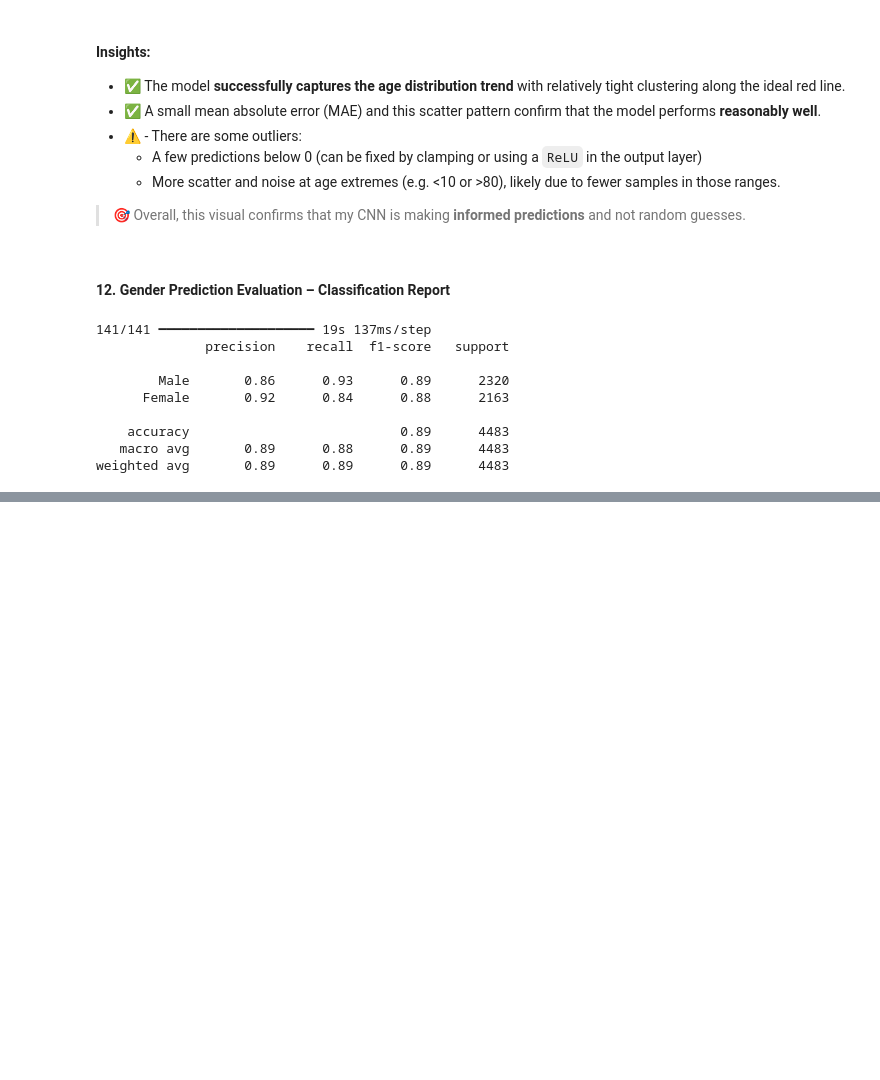
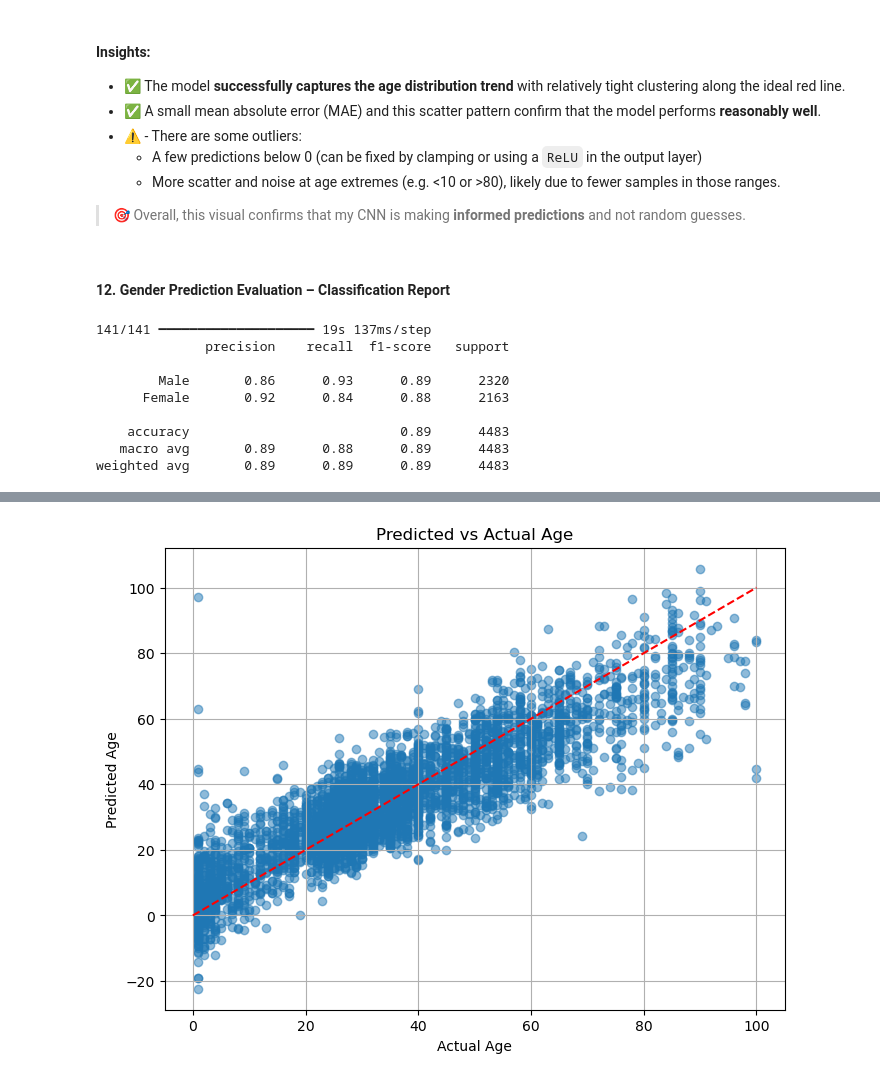
Before and after one commit to killuasmurf/Age_Gender_predictor_CNN, a Jupyter notebook: src.ipynb, the cells around one changed output, grey strips where cells are left out. Cells and saved outputs as stored; diff of their text form; code cells hidden in the pictures; blank space fills up the shorter version.

```diff
--- a/src.ipynb
+++ b/src.ipynb
@@ -782,18 +794,32 @@ print('Best learning rate:', tuner.get_best_hyperparameters(1)[0].get('learning_
 # %%
-from tensorflow.keras.callbacks import EarlyStopping
+from tensorflow.keras.callbacks import EarlyStopping, ReduceLROnPlateau, ModelCheckpoint
 
 # Add EarlyStopping (3)
-# Stop training if validation loss doesn't improve for 4 consecutive epochs
+# Stop training if validation loss doesn't improve for 3 consecutive epochs
 early_stop = EarlyStopping(
     monitor='val_loss',      # or 'val_age_output_mae', etc.
-    patience=4,              # number of epochs with no improvement after which training will be stopped
-    restore_best_weights=True
+    patience=3,              # number of epochs with no improvement after which training will be stopped
+    restore_best_weights=True  # restore model weights from the epoch with the best value of the monitored quantity
+)
+
+# Add ReduceLROnPlateau (3)
+# Reduce learning rate when a metric has stopped improving
+lr_scheduler = ReduceLROnPlateau(
+    monitor="val_loss", factor=0.5, patience=2, min_lr=1e-6, verbose=1
+)
+
+# Save the best model during training (3)
+checkpoint = ModelCheckpoint(
+    "best_age_gender.keras",
+    monitor="val_loss",
+    save_best_only=True,
+    verbose=1 # only log when a model is saved
 )
 
 history = best_model.fit(
     X_train, {'age_output': y_age_train, 'gender_output': y_gender_train},
-    validation_split=0.15,
-    epochs=15,
+    validation_split=0.2,
+    epochs=16,
     batch_size=32,
-    callbacks=[early_stop]
+    callbacks=[early_stop, lr_scheduler, checkpoint]
 )
@@ -799,0 +915,14 @@ history = best_model.fit(
+# %%
+# Get age predictions (output 0 from the model)
+y_pred_age = best_model.predict(X_test)[0].flatten()
+
+# Plot predicted vs actual ages
+plt.figure(figsize=(8, 6))
+plt.scatter(y_age_test, y_pred_age, alpha=0.5)
+plt.plot([0, 100], [0, 100], 'r--')  # ideal line
+plt.xlabel('Actual Age')
+plt.ylabel('Predicted Age')
+plt.title('Predicted vs Actual Age')
+plt.grid(True)
+plt.show()
+# %% [output]
@@ -799,0 +930 @@ history = best_model.fit(
+[figure, added]
```
Also changed, not shown: parts of 15 cells of this notebook, 49 other files.
